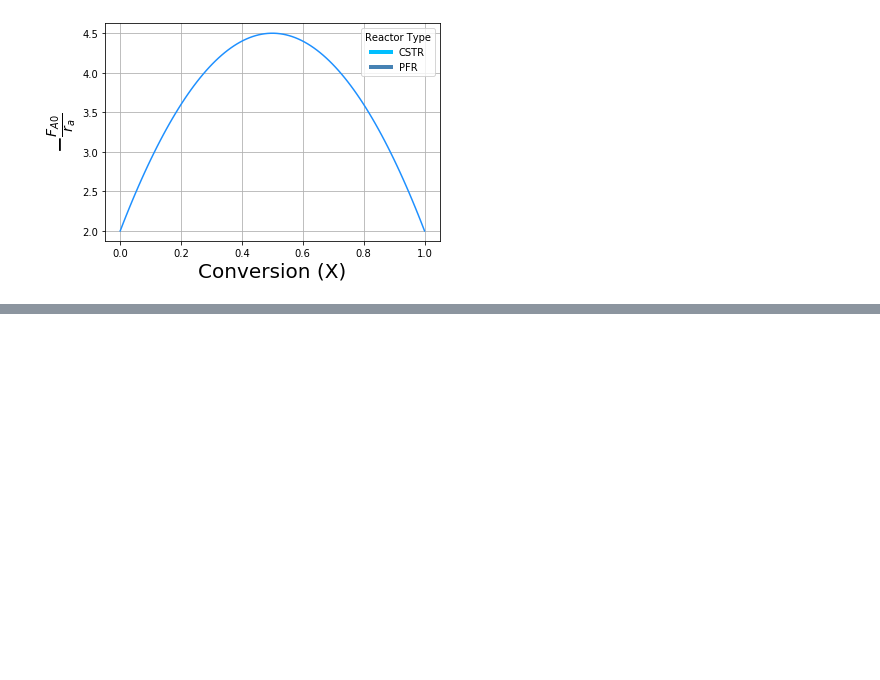
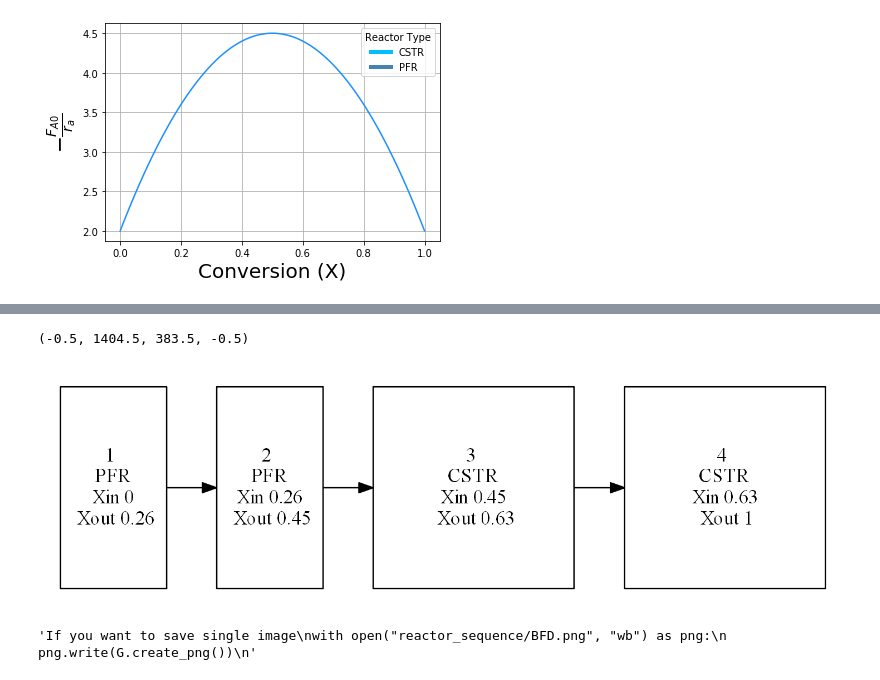
Before and after one commit to lollcat/RL-Process-Design, a Jupyter notebook: PFR or CSTR/Agent.ipynb, the cells around one changed output, grey strips where cells are left out. Saved outputs shown, nothing was run; the diff lists cells and outputs as text; code cells hidden in the pictures; blank space fills up the shorter version.

```diff
--- a/PFR or CSTR/Agent.ipynb
+++ b/PFR or CSTR/Agent.ipynb
@@ -335,0 +343,37 @@ Image(url='Livenspiel.gif')
+# %%
+reactor_type = ["CSTR", "PFR"]
+shapes = ["square", "rectangle"]
+G = pydot.Dot(graph_type="digraph", rankdir = "LR", size = "20, 4!")
+nodes = []
+edges = []
+image_list = []
+# %%
+for i in range(len(env.X)-1):
+    r_type = reactor_type[env.reactor_seq[i]]
+    Xin = round(env.X[i],2)
+    Xout = round(env.X[i + 1],2)
+    nodes.append(pydot.Node(f'{i+1} \n {r_type} \n Xin {Xin} \n Xout {Xout}',
+                            height = 2, shape = shapes[env.reactor_seq[i]], fixed_size = True))
+    G.add_node(nodes[i])
+    if i > 0:
+        edges.append(pydot.Edge(nodes[i-1], nodes[i]))
+        G.add_edge(edges[i-1])
+    BFD = imageio.imread(G.create_png()) # converts to np array
+    image_list.append(BFD)
+# %%
+matplotlib.rcParams['figure.dpi']= 300
+# %%
+fig, ax = plt.subplots()
+ax.imshow(BFD)
+ax.axis('off')
+# %% [output]
+(-0.5, 1404.5, 383.5, -0.5)
+[figure, added]
+# %%
+"""If you want to save single image
+with open("reactor_sequence/BFD.png", "wb") as png:
+    png.write(G.create_png())
+"""
+# imageio.mimsave('reactor_sequence/BFD.gif', image_list) tried to to gif but didn't work because of scaling
+# %% [output]
+'If you want to save single image\nwith open("reactor_sequence/BFD.png", "wb") as png:\n    png.write(G.create_png())\n'
```
Also changed, not shown: parts of 6 cells of this notebook, 1 other file.
